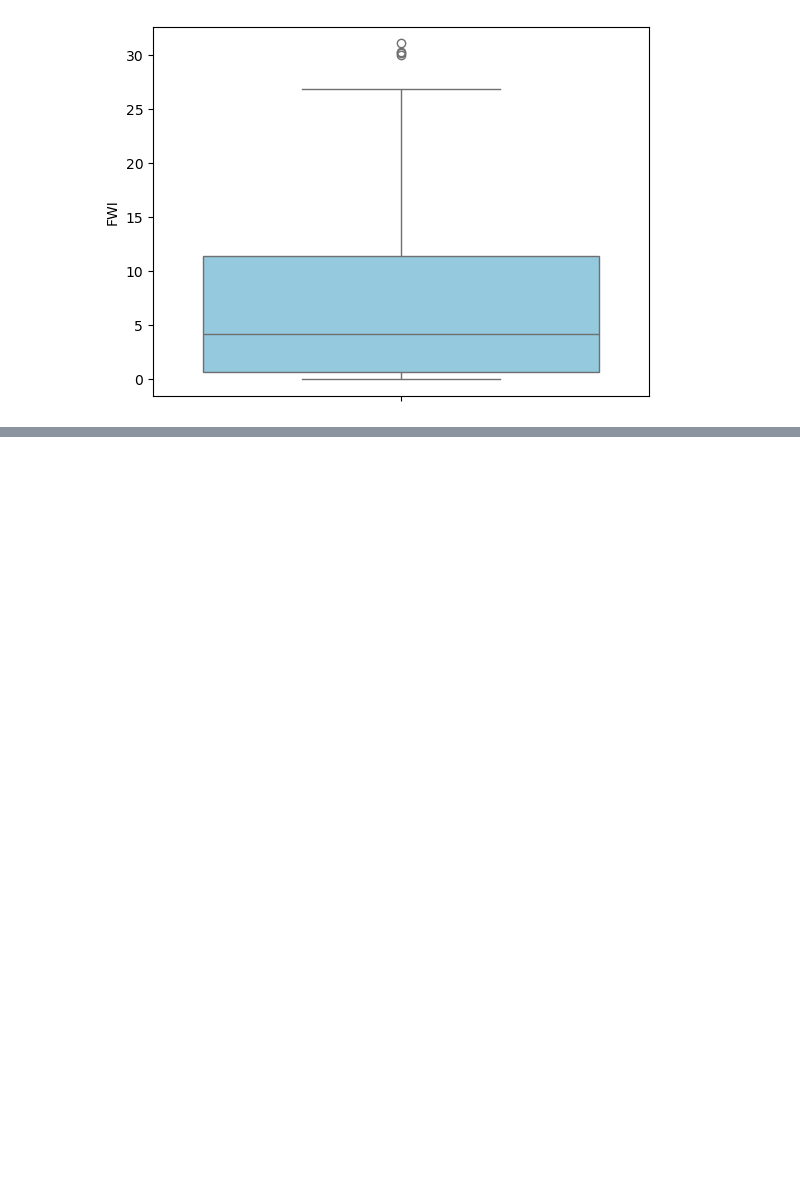
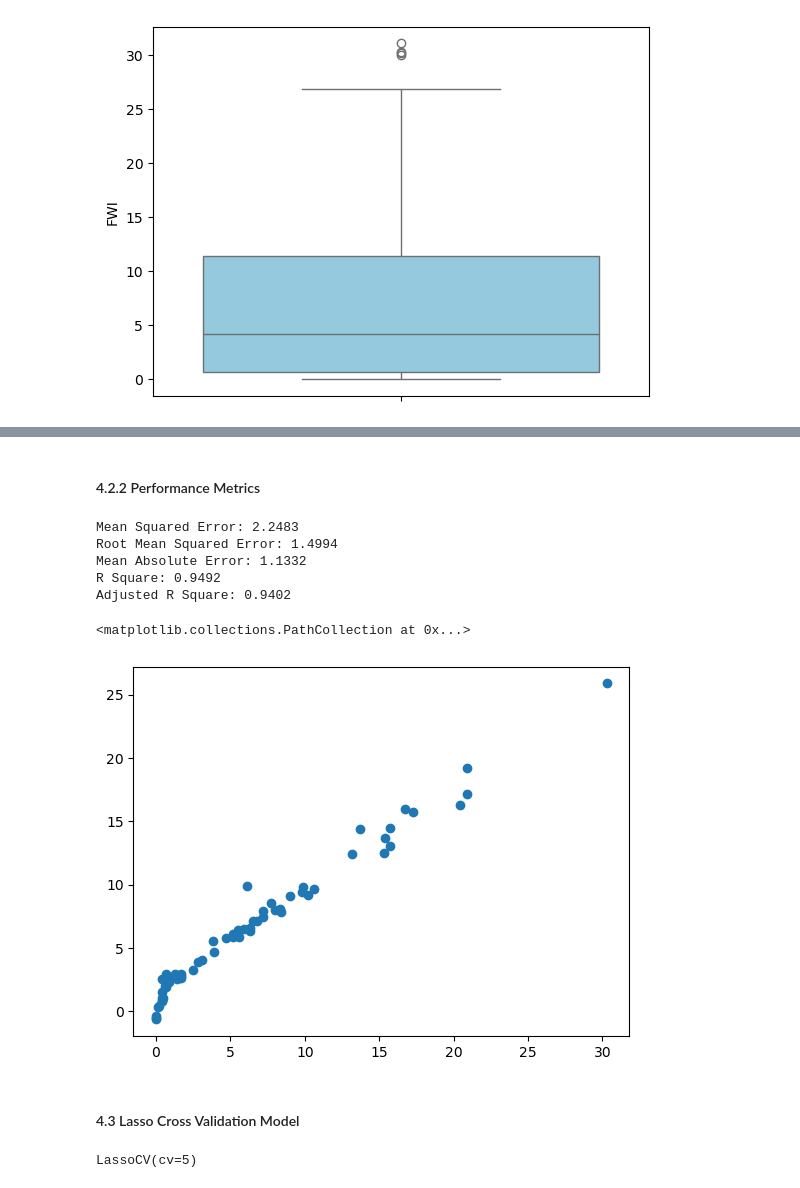
Before and after one commit to proshanta-pal/Core-Machine-Learning-, a Jupyter notebook: Machine Learning/04_algerian_forest_fires_model.ipynb, the cells around one changed output, grey strips where cells are left out. Saved outputs shown, nothing was run; the diff lists cells and outputs as text; code cells hidden in the pictures; blank space fills up the shorter version.

```diff
--- a/Machine Learning/04_algerian_forest_fires_model.ipynb
+++ b/Machine Learning/04_algerian_forest_fires_model.ipynb
@@ -348,0 +530,3 @@ sns.boxplot(df['FWI'],color='skyblue')
+# %%
+y_pred_lasso = lasso_model.predict(X_test_scaled)
+y_pred_lasso
@@ -348,0 +562,33 @@ sns.boxplot(df['FWI'],color='skyblue')
+# %% [markdown]
+#### 4.2.2 Performance Metrics
+# %%
+# Calculate MSE, RMSE, MAE
+mse = mean_squared_error(y_test, y_pred_lasso)
+rmse = np.sqrt(mse)
+mae = mean_absolute_error(y_test, y_pred_lasso)
+print(f"Mean Squared Error: {mse:.4f}")
+print(f"Root Mean Squared Error: {rmse:.4f}")
+print(f"Mean Absolute Error: {mae:.4f}")
+
+# Calculate R Square & Adjusted R Square
+r2 = r2_score(y_test, y_pred_lasso)
+print(f"R Square: {r2:.4f}")
+
+adjusted_r2 = 1 - (1-r2)*(len(y_test)-1) / (len(y_test)-X_test.shape[1]-1)
+print(f"Adjusted R Square: {adjusted_r2:.4f}")
+plt.scatter(y_test, y_pred_lasso)
+# %% [output]
+Mean Squared Error: 2.2483
+Root Mean Squared Error: 1.4994
+Mean Absolute Error: 1.1332
+R Square: 0.9492
+Adjusted R Square: 0.9402
+<matplotlib.collections.PathCollection at 0x...>
+[figure, added]
+# %% [markdown]
+#### 4.3 Lasso Cross Validation Model
+# %%
+lasso_cv_model = LassoCV(cv=5)
+lasso_cv_model.fit(X_train_scaled, y_train)
+# %% [output]
+LassoCV(cv=5)
```
Also changed, not shown: parts of 43 cells of this notebook, 3 other files.
